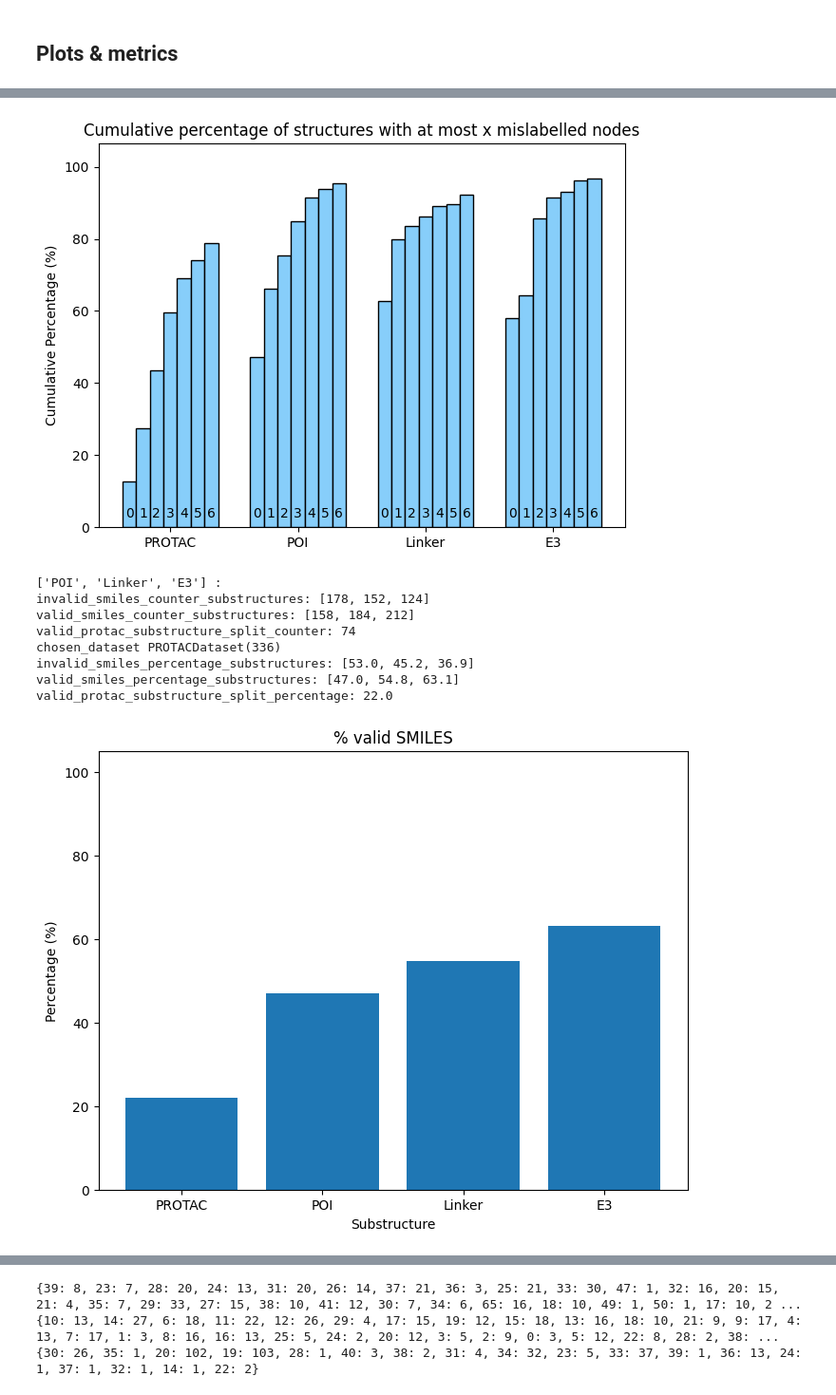
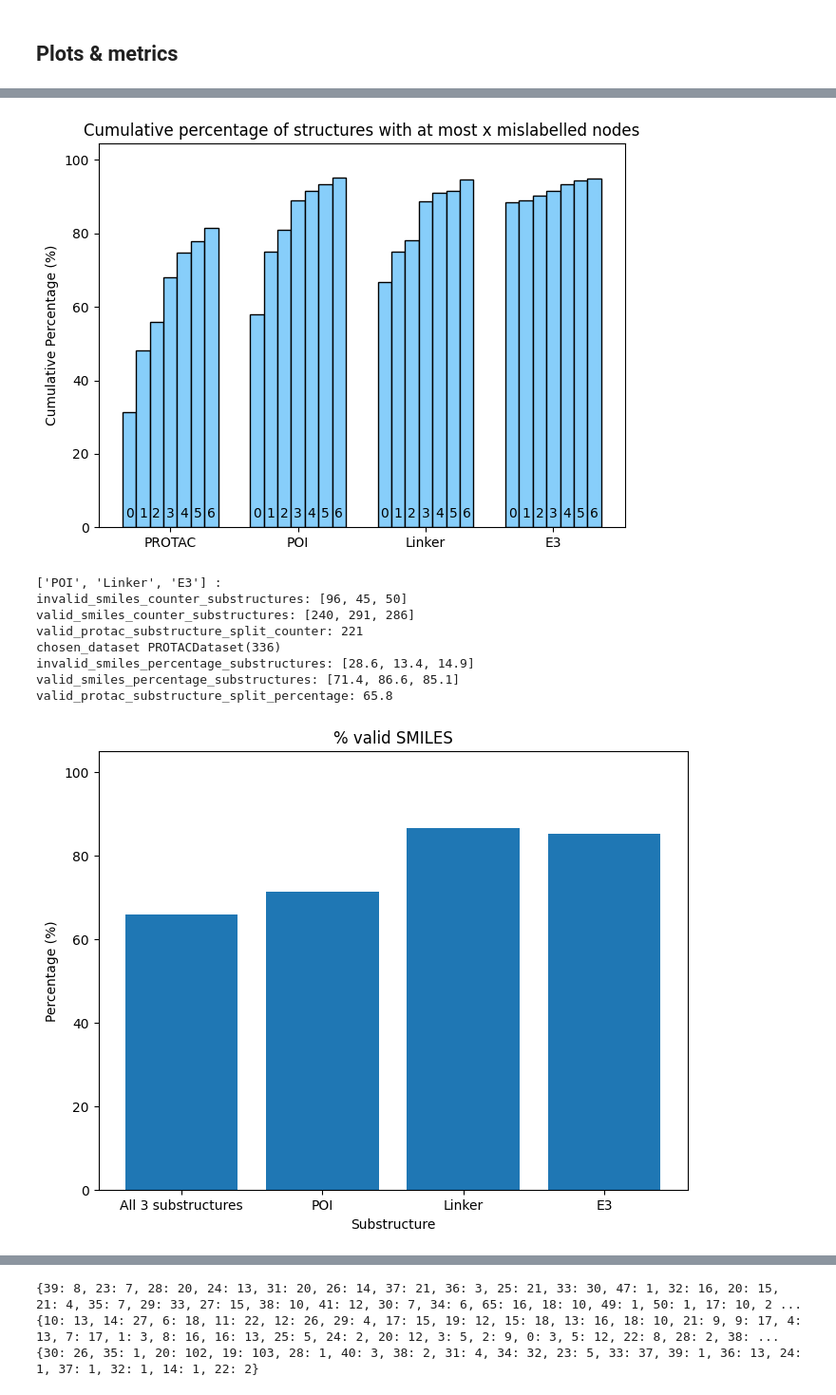
Before and after one commit to ribesstefano/PROTAC-Splitter, a Jupyter notebook: notebooks/GNN/gnn_full_pipeline.ipynb, the cells around one changed output, grey strips where cells are left out. Shown at 95% size. Saved outputs shown, nothing was run; the diff lists cells and outputs as text; code cells hidden in the pictures.

```diff
--- a/notebooks/GNN/gnn_full_pipeline.ipynb
+++ b/notebooks/GNN/gnn_full_pipeline.ipynb
@@ -60,10 +60,10 @@ modes = ['plot', 'dont plot']
 
 
 #user input
-graph_descriptor_list = []#Highlighted_graph_descriptors
-dataname = "noGraphDescrptors_moreRDKitNodeFeatures"#"GraphConv_2_3layers_AIBE_GraphDescriptors-b-lb-le-lasp-lpbasp_Set1RDKitfeatures_graphsWithPos_withInitialLabels" #Existing_datanames[0] # Which dataset to use
-save_model = False
-model_name = False #f"GraphConv_2_3layers_{dataname}" #either False or str. For loading existing models OR saving trained model
+graph_descriptor_list = Highlighted_graph_descriptors
+dataname = "WithGraphDescrptors_moreRDKitNodeFeatures"#"GraphConv_2_3layers_AIBE_GraphDescriptors-b-lb-le-lasp-lpbasp_Set1RDKitfeatures_graphsWithPos_withInitialLabels" #Existing_datanames[0] # Which dataset to use
+save_model = True
+model_name = f"GraphConv_2_3layers_{dataname}" #either False or str. For loading existing models OR saving trained model
 training_epochs = 15
 mode = modes[1]   #['plot', 'dont plot']
 num_plotted_protacs = 20 #
@@ -511,6 +511,8 @@ def mol_to_graph(mol, transform=False):
         h_bond_donor = atom.GetSymbol() in ['N', 'O'] and atom.GetTotalNumHs() > 0
         h_bond_acceptor = atom.GetSymbol() in ['N', 'O']
 
+
+        """ OBS! May Want to minimize the number of features to prevent model to memorize them"""
 #[[6, 1, 2, 0, False, 2, False, rdkit.Chem.rdchem.HybridizationType.SP2, '-0.093589918573147773', 2.55, True, False, False]
         G.add_node(atom.GetIdx(),
                atomic_num=atom.GetAtomicNum(),
@@ -1728,7 +1737,7 @@ ax.set_ylim([0, max(cumulative_percentages[sub]) * 1.1])  # Adjust y-axis to fit
 plt.tight_layout()
 plt.show()
 # %% [output]
-[figure, old version]
+[figure, new version]
 # %%
 # number of valid smiles
 # Convert G -> mol -> SMILES
@@ -1930,41 +1939,41 @@ invalid_smiles_percentage_substructures = [round(100*substruct_count/ len(chosen
 valid_smiles_percentage_substructures = [round(100*substruct_count/ len(chosen_dataset),1) for substruct_count in valid_smiles_counter_substructures]
 valid_protac_substructure_split_percentage = round(100*valid_protac_substructure_split_counter[0]/ len(chosen_dataset),1)
 print(f'invalid_smiles_percentage_substructures: {invalid_smiles_percentage_substructures}')
 print(f'valid_smiles_percentage_substructures: {valid_smiles_percentage_substructures}')
 print(f'valid_protac_substructure_split_percentage: {valid_protac_substructure_split_percentage}')
 
 
 
 # Percentages for each category
 percentages = [valid_protac_substructure_split_percentage, valid_smiles_percentage_substructures[0], valid_smiles_percentage_substructures[1], valid_smiles_percentage_substructures[2]]  # Replace with actual percentages
 
 # Corresponding names for the x-ticks
-names = ['PROTAC', 'POI', 'Linker', 'E3']
+names = ['All 3 substructures', 'POI', 'Linker', 'E3']
 
 # Create the bar plot
 plt.figure(figsize=(8, 6))
 plt.bar(names, percentages)
 
 # Set the title and labels
 plt.title('% valid SMILES')
 plt.xlabel('Substructure')
 plt.ylabel('Percentage (%)')
 
 # Set the range of the y-axis
 plt.ylim(0, 105)
 
 # Display the plot
 plt.show()
 # %% [output]
 ['POI', 'Linker', 'E3'] :
-invalid_smiles_counter_substructures: [178, 152, 124]
-valid_smiles_counter_substructures: [158, 184, 212]
-valid_protac_substructure_split_counter: 74
+invalid_smiles_counter_substructures: [96, 45, 50]
+valid_smiles_counter_substructures: [240, 291, 286]
+valid_protac_substructure_split_counter: 221
 chosen_dataset PROTACDataset(336)
-invalid_smiles_percentage_substructures: [53.0, 45.2, 36.9]
-valid_smiles_percentage_substructures: [47.0, 54.8, 63.1]
-valid_protac_substructure_split_percentage: 22.0
+invalid_smiles_percentage_substructures: [28.6, 13.4, 14.9]
+valid_smiles_percentage_substructures: [71.4, 86.6, 85.1]
+valid_protac_substructure_split_percentage: 65.8
-[figure, old version]
+[figure, new version]
 # %%
 
 # Convert the matrix to a NumPy array for better handling
```
Also changed, not shown: parts of 7 cells of this notebook, 1 other file.
